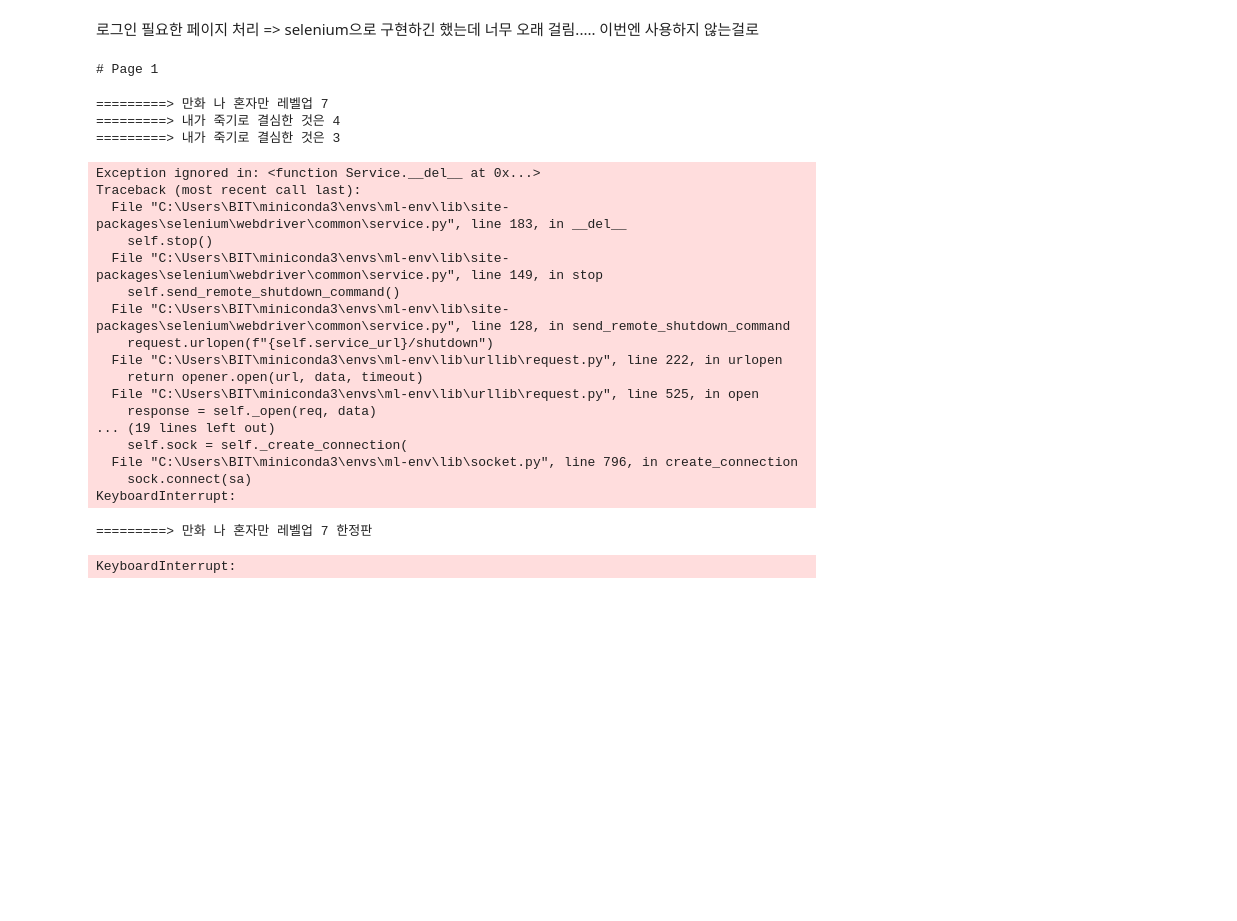
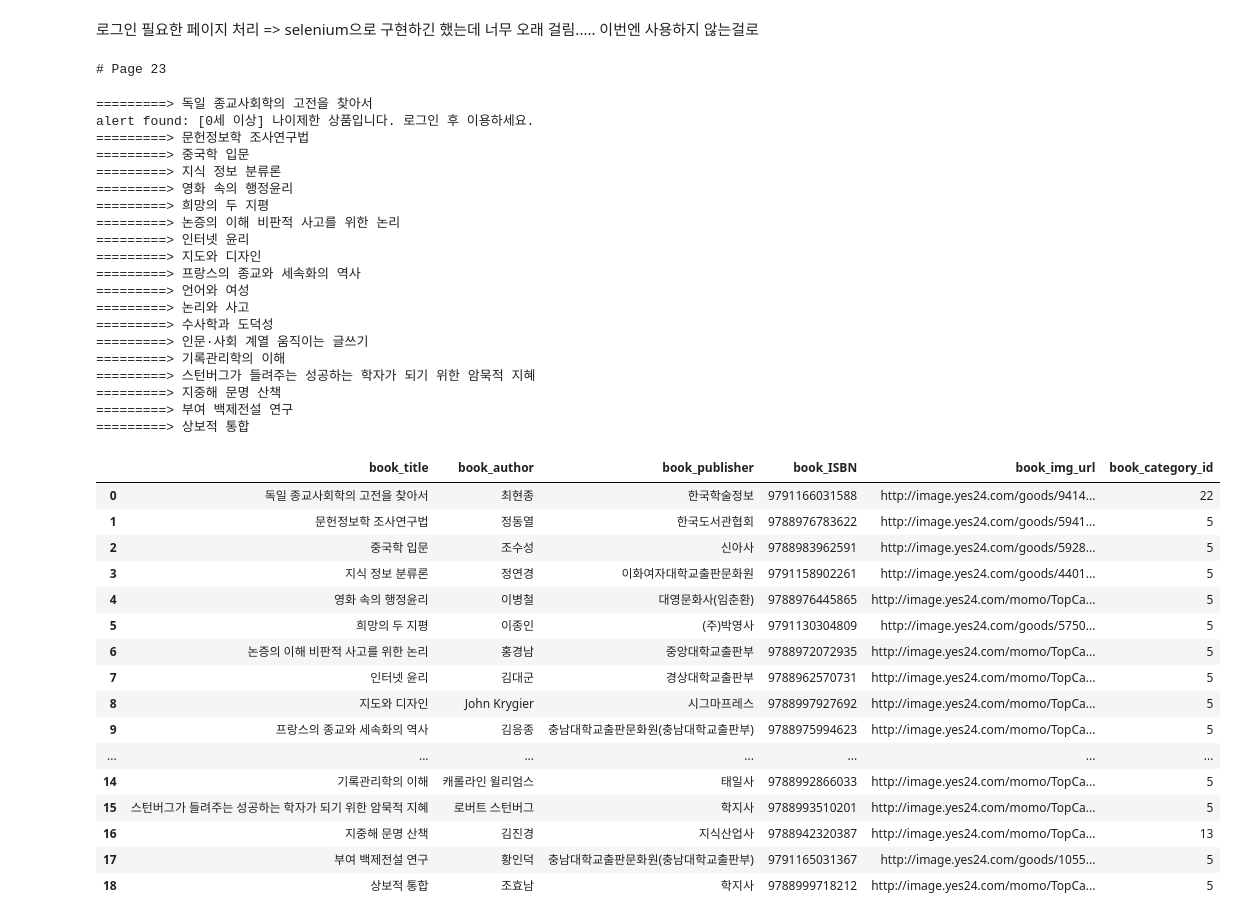
Before and after one commit to HJ1510/big-data, a Jupyter notebook: scraping/yes24.ipynb, the cells around one changed output. Saved outputs shown, nothing was run; the diff lists cells and outputs as text; code cells hidden in the pictures; blank space fills up the shorter version.

```diff
--- a/scraping/yes24.ipynb
+++ b/scraping/yes24.ipynb
@@ -767,7 +767,7 @@ def yes24DataReaderFinal(CategoryNum, startPage, endPage):
             browser.get(sub_url)
             try:
                 # alert 대기
-                WebDriverWait(browser, 1).until(EC.alert_is_present()) #인스턴스가 생성된 웹페이지에서 alert가 나타날 때까지 1초간 기다림
+                WebDriverWait(browser, 3).until(EC.alert_is_present()) #인스턴스가 생성된 웹페이지에서 alert가 나타날 때까지 1초간 기다림
 
                 # alert 스위칭
                 alert = browser.switch_to.alert
@@ -842,32 +842,47 @@ def yes24DataReaderFinal(CategoryNum, startPage, endPage):
 
     return df
 # %%
-CategoryNumber='001001008020'
-startPage=1  #640페이지는 일단 skip
-endPage=1
+CategoryNumber='001001014001'
+startPage=23  #640페이지는 일단 skip
+endPage=23
 df = yes24DataReaderFinal(CategoryNumber, startPage, endPage)
 df
 # %% [output]
-# Page 1
+# Page 23
-=========> 만화 나 혼자만 레벨업 7
-=========> 내가 죽기로 결심한 것은 4
-=========> 내가 죽기로 결심한 것은 3
+=========> 독일 종교사회학의 고전을 찾아서
+alert found: [0세 이상] 나이제한 상품입니다. 로그인 후 이용하세요.
+=========> 문헌정보학 조사연구법
+=========> 중국학 입문
+=========> 지식 정보 분류론
+=========> 영화 속의 행정윤리
+=========> 희망의 두 지평
+=========> 논증의 이해 비판적 사고를 위한 논리
+=========> 인터넷 윤리
+=========> 지도와 디자인
+=========> 프랑스의 종교와 세속화의 역사
+=========> 언어와 여성
+=========> 논리와 사고
+=========> 수사학과 도덕성
+=========> 인문·사회 계열 움직이는 글쓰기
+=========> 기록관리학의 이해
+=========> 스턴버그가 들려주는 성공하는 학자가 되기 위한 암묵적 지혜
+=========> 지중해 문명 산책
+=========> 부여 백제전설 연구
+=========> 상보적 통합
-Exception ignored in: <function Service.__del__ at 0x...>
-Traceback (most recent call last):
-  File "C:\Users\BIT\miniconda3\envs\ml-env\lib\site-packages\selenium\webdriver\common\service.py", line 183, in __del__
-    self.stop()
-  File "C:\Users\BIT\miniconda3\envs\ml-env\lib\site-packages\selenium\webdriver\common\service.py", line 149, in stop
-    self.send_remote_shutdown_command()
-  File "C:\Users\BIT\miniconda3\envs\ml-env\lib\site-packages\selenium\webdriver\common\service.py", line 128, in send_remote_shutdown_command
-    request.urlopen(f"{self.service_url}/shutdown")
-  File "C:\Users\BIT\miniconda3\envs\ml-env\lib\urllib\request.py", line 222, in urlopen
-    return opener.open(url, data, timeout)
-  File "C:\Users\BIT\miniconda3\envs\ml-env\lib\urllib\request.py", line 525, in open
-    response = self._open(req, data)
-... (19 lines left out)
-    self.sock = self._create_connection(
-  File "C:\Users\BIT\miniconda3\envs\ml-env\lib\socket.py", line 796, in create_connection
-    sock.connect(sa)
-KeyboardInterrupt:
-=========> 만화 나 혼자만 레벨업 7 한정판
-KeyboardInterrupt:
+|  | book_title | book_author | book_publisher | book_ISBN | book_img_url | book_category_id |
+| 0 | 독일 종교사회학의 고전을 찾아서 | 최현종 | 한국학술정보 | 9791166031588 | http://image.yes24.com/goods/9414... | 22 |
+| 1 | 문헌정보학 조사연구법 | 정동열 | 한국도서관협회 | 9788976783622 | http://image.yes24.com/goods/5941... | 5 |
+| 2 | 중국학 입문 | 조수성 | 신아사 | 9788983962591 | http://image.yes24.com/goods/5928... | 5 |
+| 3 | 지식 정보 분류론 | 정연경 | 이화여자대학교출판문화원 | 9791158902261 | http://image.yes24.com/goods/4401... | 5 |
+| 4 | 영화 속의 행정윤리 | 이병철 | 대영문화사(임춘환) | 9788976445865 | http://image.yes24.com/momo/TopCa... | 5 |
+| 5 | 희망의 두 지평 | 이종인 | (주)박영사 | 9791130304809 | http://image.yes24.com/goods/5750... | 5 |
+| 6 | 논증의 이해 비판적 사고를 위한 논리 | 홍경남 | 중앙대학교출판부 | 9788972072935 | http://image.yes24.com/momo/TopCa... | 5 |
+| 7 | 인터넷 윤리 | 김대군 | 경상대학교출판부 | 9788962570731 | http://image.yes24.com/momo/TopCa... | 5 |
+| 8 | 지도와 디자인 | John Krygier | 시그마프레스 | 9788997927692 | http://image.yes24.com/momo/TopCa... | 5 |
+| 9 | 프랑스의 종교와 세속화의 역사 | 김응종 | 충남대학교출판문화원(충남대학교출판부) | 9788975994623 | http://image.yes24.com/momo/TopCa... | 5 |
+| ... | ... | ... | ... | ... | ... | ... |
+| 14 | 기록관리학의 이해 | 캐롤라인 윌리엄스 | 태일사 | 9788992866033 | http://image.yes24.com/momo/TopCa... | 5 |
+| 15 | 스턴버그가 들려주는 성공하는 학자가 되기 위한 암묵적 지혜 | 로버트 스턴버그 | 학지사 | 9788993510201 | http://image.yes24.com/momo/TopCa... | 5 |
+| 16 | 지중해 문명 산책 | 김진경 | 지식산업사 | 9788942320387 | http://image.yes24.com/momo/TopCa... | 13 |
+| 17 | 부여 백제전설 연구 | 황인덕 | 충남대학교출판문화원(충남대학교출판부) | 9791165031367 | http://image.yes24.com/goods/1055... | 5 |
+| 18 | 상보적 통합 | 조효남 | 학지사 | 9788999718212 | http://image.yes24.com/momo/TopCa... | 5 |
```
Also changed, not shown: parts of 1 cell of this notebook, 9 other files.
